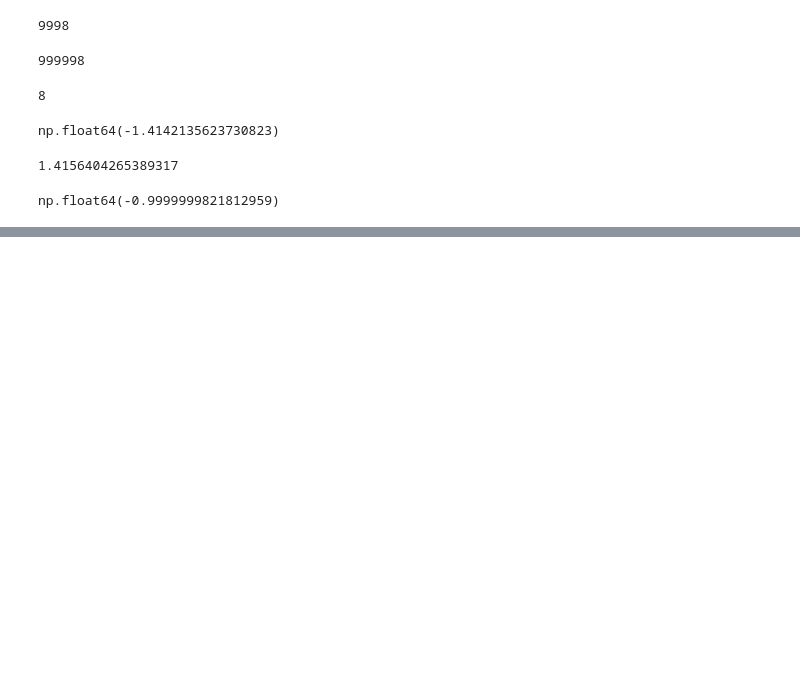
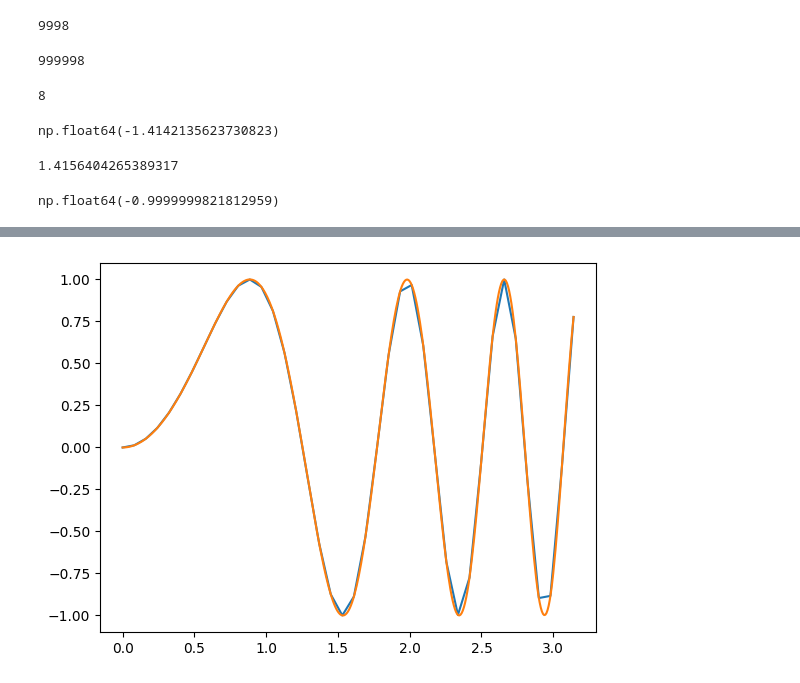
Before and after one commit to parkergeorge30/Phys41, a Jupyter notebook: SciPy.ipynb, the cells around one changed output, grey strips where cells are left out. Drawn from its saved outputs; the diff is of its cells as text; code cells hidden in the pictures; blank space fills up the shorter version.

```diff
--- a/SciPy.ipynb
+++ b/SciPy.ipynb
@@ -60,0 +83,8 @@ np.float64(-0.9999999821812959)
+# %%
+f_cube= interpolate.interp1d(xI, yI,kind='cubic')
+
+plt.plot(xI,yI)
+plt.plot(x_fine,f_cube(x_fine))
+plt.show()
+# %% [output]
+[figure, added]
```
Also changed, not shown: parts of 16 cells of this notebook.
